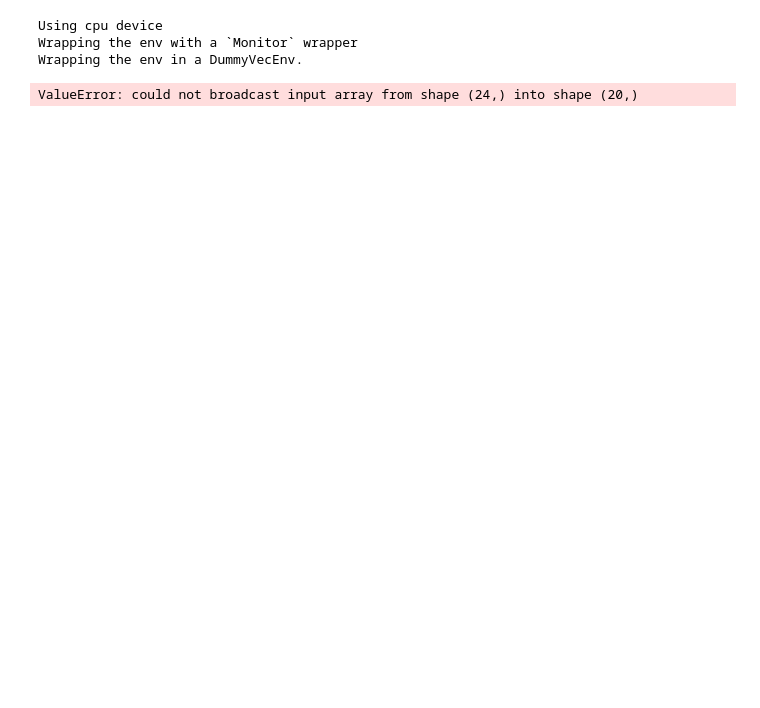
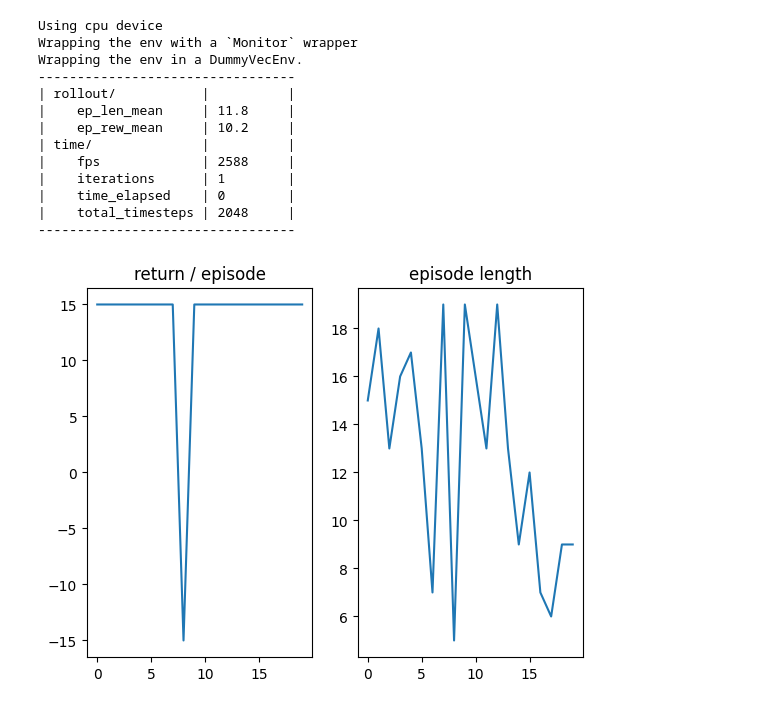
Before and after one commit to weissguy/rl-sepsis, a Jupyter notebook: mimic_policies.ipynb, the cells around one changed output. Cells and saved outputs as stored; diff of their text form; code cells hidden in the pictures; blank space fills up the shorter version.

```diff
--- a/mimic_policies.ipynb
+++ b/mimic_policies.ipynb
@@ -30,17 +30,27 @@ def eval_policy(model, env, verbose=True):
 # %%
 ### Proximal Policy Optimization ###
 
-ppo_model = PPO('MlpPolicy', env, verbose=1).learn(total_timesteps=1000)
+ppo_model = PPO('MlpPolicy', env, verbose=1).learn(total_timesteps=2000)
 #ppo_model.save('models/mimic_ppo')
 
 #ppo_model = PPO.load('models/mimic_ppo')
 
 ppo_return, ppo_len = eval_policy(ppo_model, env)
 # %% [output]
 Using cpu device
 Wrapping the env with a `Monitor` wrapper
 Wrapping the env in a DummyVecEnv.
+---------------------------------
+| rollout/           |          |
+|    ep_len_mean     | 11.8     |
+|    ep_rew_mean     | 10.2     |
+| time/              |          |
+|    fps             | 2588     |
+|    iterations      | 1        |
+|    time_elapsed    | 0        |
+|    total_timesteps | 2048     |
+---------------------------------
-ValueError: could not broadcast input array from shape (24,) into shape (20,)
+[figure, added]
 # %%
 ### Deep Q Networks ###
 
```
Also changed, not shown: parts of 2 cells of this notebook, 7 other files.
